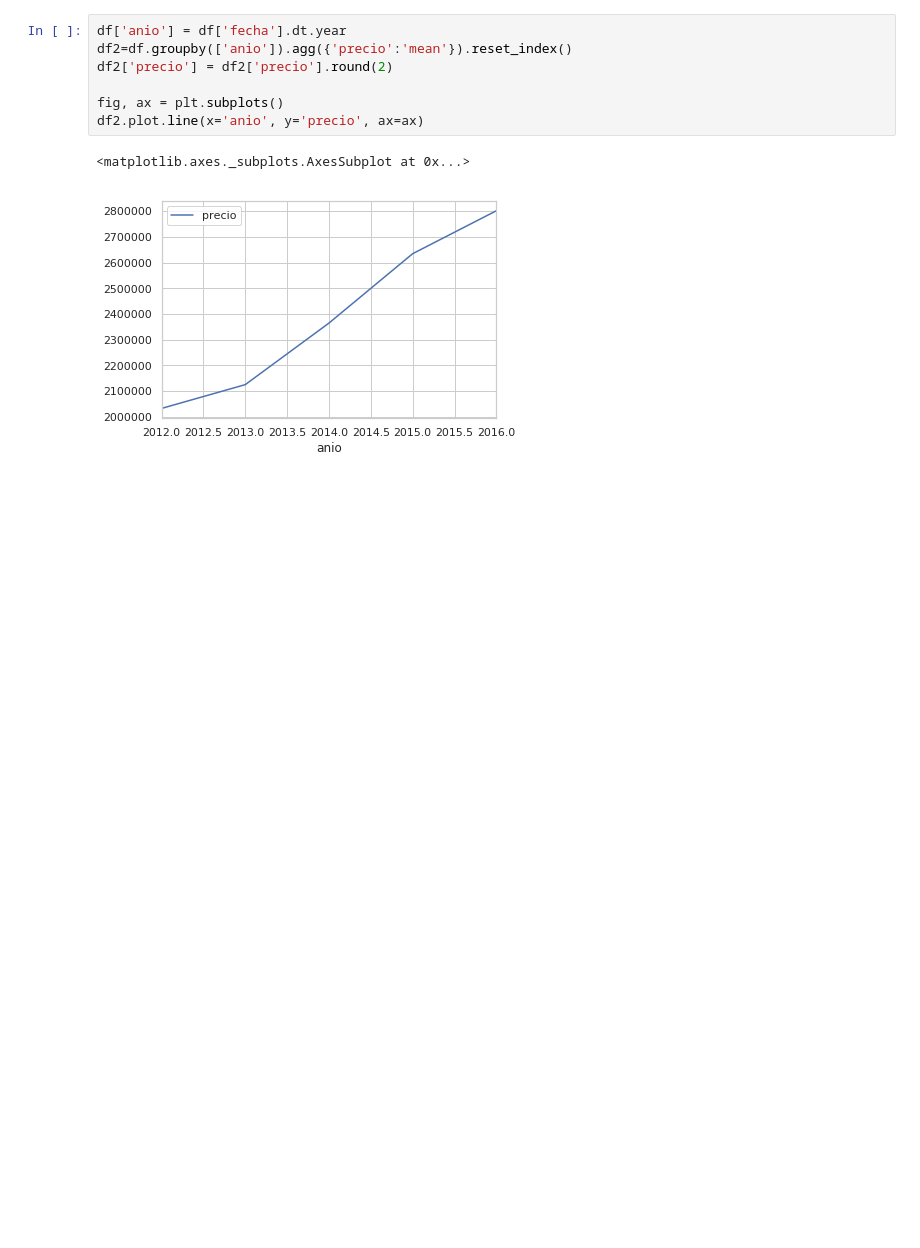
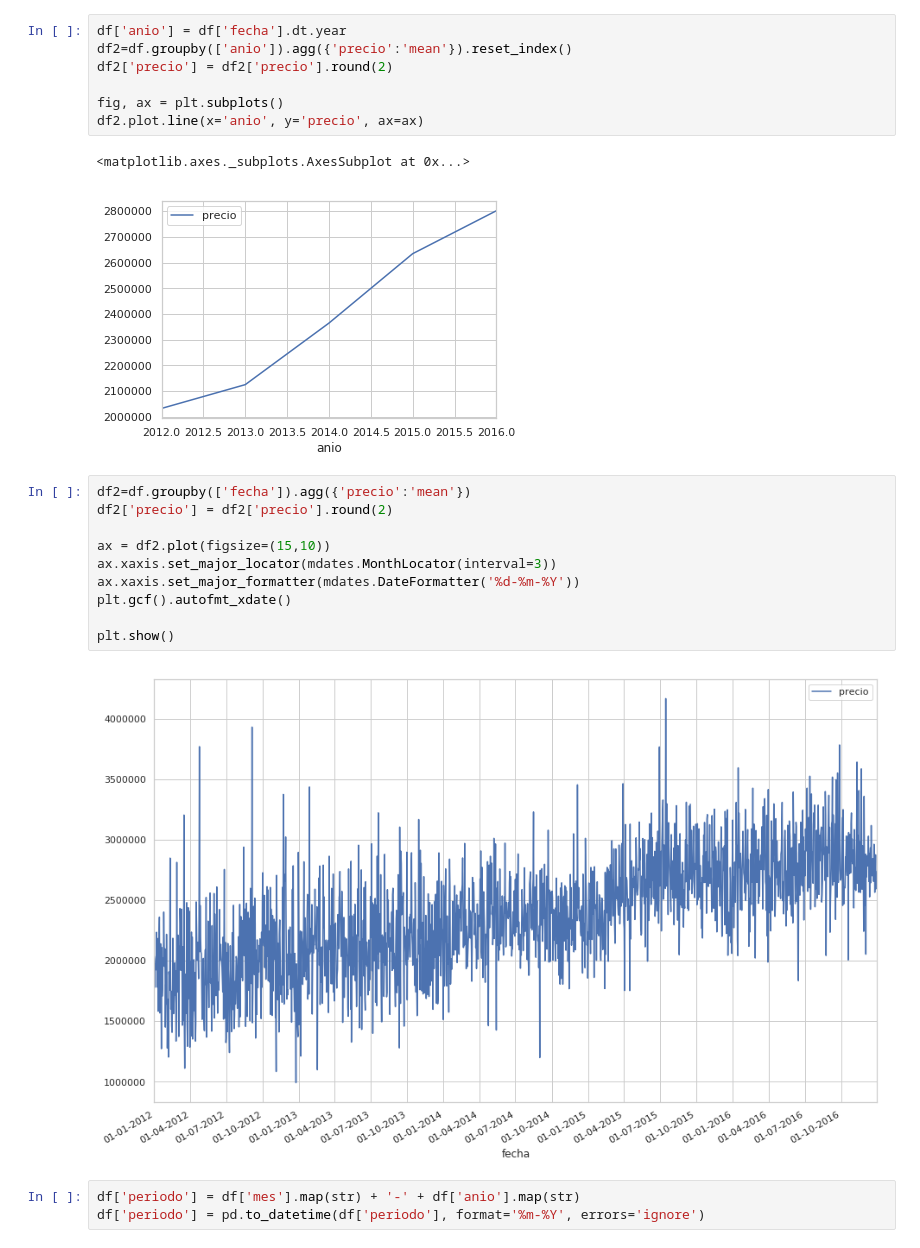
Before and after one commit to camilaserra5/7506-organizacion-de-datos, a Jupyter notebook: conclusionesPrecio.ipynb, the cells around one changed output. Cells and saved outputs as stored; diff of their text form; blank space fills up the shorter version.

```diff
--- a/conclusionesPrecio.ipynb
+++ b/conclusionesPrecio.ipynb
@@ -110,4 +111,19 @@ df2.plot.line(x='anio', y='precio', ax=ax)
 # %% [output]
 <matplotlib.axes._subplots.AxesSubplot at 0x...>
 [figure]
+# %%
+df2=df.groupby(['fecha']).agg({'precio':'mean'})
+df2['precio'] = df2['precio'].round(2)
+
+ax = df2.plot(figsize=(15,10))
+ax.xaxis.set_major_locator(mdates.MonthLocator(interval=3))
+ax.xaxis.set_major_formatter(mdates.DateFormatter('%d-%m-%Y'))
+plt.gcf().autofmt_xdate()
+
+plt.show()
+# %% [output]
+[figure, added]
+# %%
+df['periodo'] = df['mes'].map(str) + '-' + df['anio'].map(str)
+df['periodo'] = pd.to_datetime(df['periodo'], format='%m-%Y', errors='ignore')
 # %%
```
Also changed, not shown: parts of 2 cells of this notebook, 5 other files.
